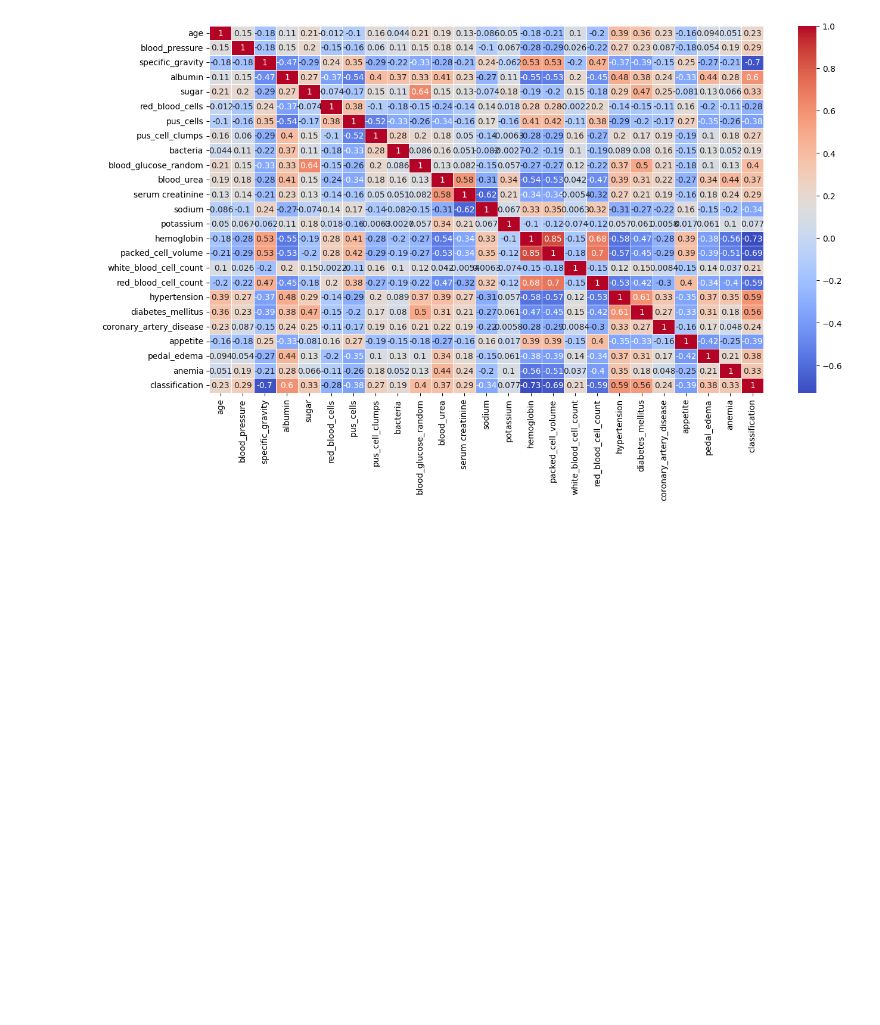
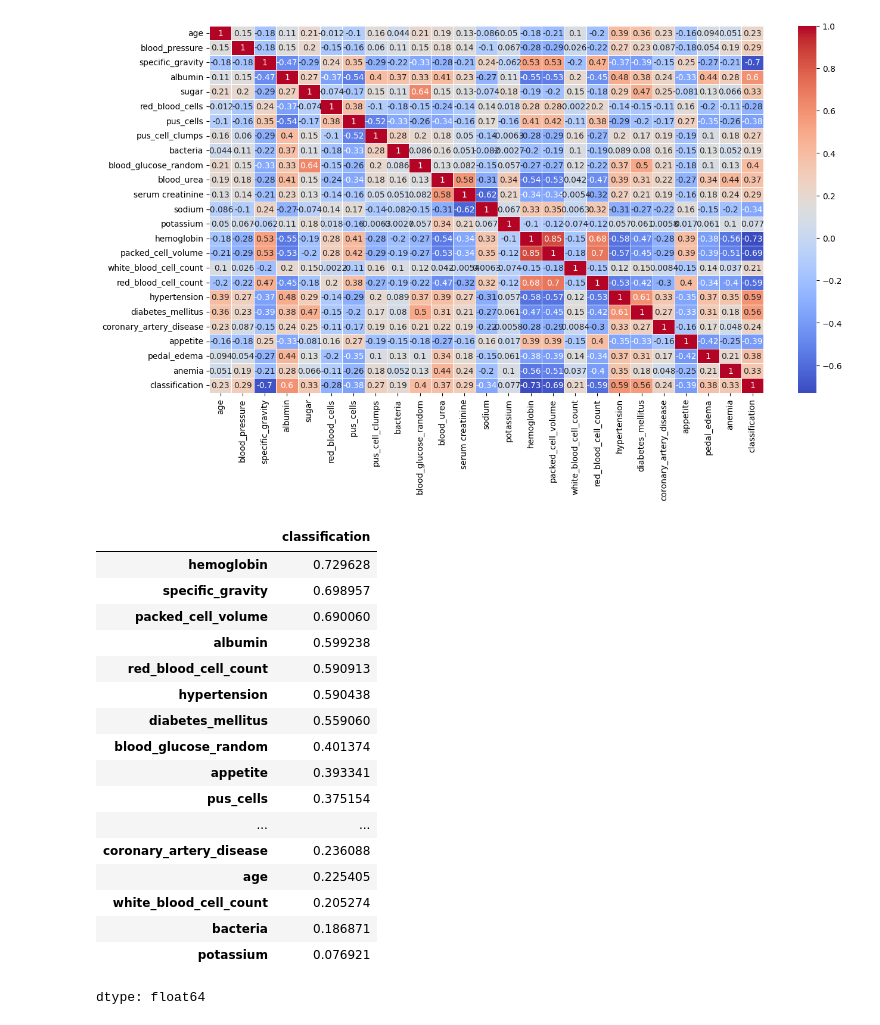
Before and after one commit to msandhiya07/Multidiseasesds, a Jupyter notebook: multidiseases.ipynb, the cells around one changed output. Saved outputs shown, nothing was run; the diff lists cells and outputs as text; code cells hidden in the pictures; blank space fills up the shorter version.

```diff
--- a/multidiseases.ipynb
+++ b/multidiseases.ipynb
@@ -371,3 +371,25 @@ sns.heatmap(k_df.corr(), annot=True, linewidths=0.5, cmap='coolwarm')
 plt.show()
 # %% [output]
 [figure]
+# %%
+target_corr=k_df.corr()['classification'].abs().sort_values(ascending=False)[1:]
+target_corr
+# %% [output]
+|  | classification |
+| hemoglobin | 0.729628 |
+| specific_gravity | 0.698957 |
+| packed_cell_volume | 0.690060 |
+| albumin | 0.599238 |
+| red_blood_cell_count | 0.590913 |
+| hypertension | 0.590438 |
+| diabetes_mellitus | 0.559060 |
+| blood_glucose_random | 0.401374 |
+| appetite | 0.393341 |
+| pus_cells | 0.375154 |
+| ... | ... |
+| coronary_artery_disease | 0.236088 |
+| age | 0.225405 |
+| white_blood_cell_count | 0.205274 |
+| bacteria | 0.186871 |
+| potassium | 0.076921 |
+dtype: float64
```
Also changed, not shown: parts of 7 cells of this notebook.
